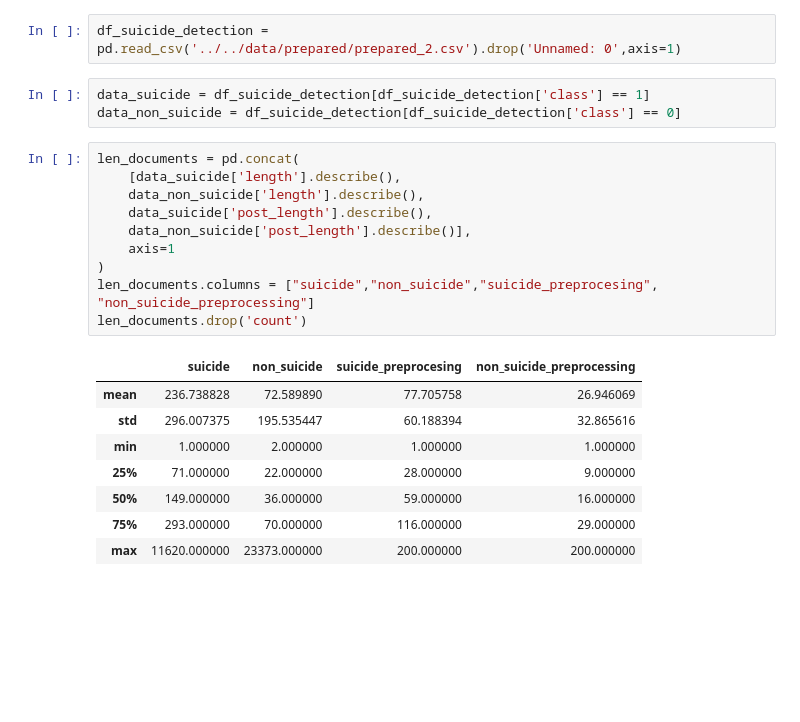
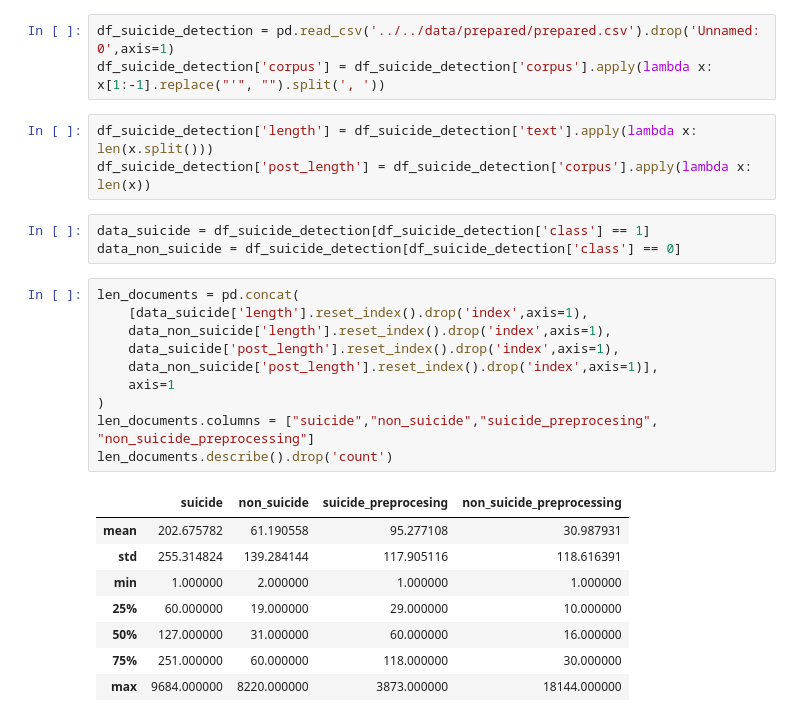
Before and after one commit to Passonei/NLP_Suicide_Detection, a Jupyter notebook: notebooks/analysis/length_analysis.ipynb, the cells around one changed output. Saved outputs shown, nothing was run; the diff lists cells and outputs as text; blank space fills up the shorter version.

```diff
--- a/notebooks/analysis/length_analysis.ipynb
+++ b/notebooks/analysis/length_analysis.ipynb
@@ -4,26 +4,30 @@ from collections import Counter
 import matplotlib.pyplot as plt
 import seaborn as sns
 # %%
-df_suicide_detection = pd.read_csv('../../data/prepared/prepared_2.csv').drop('Unnamed: 0',axis=1)
+df_suicide_detection = pd.read_csv('../../data/prepared/prepared.csv').drop('Unnamed: 0',axis=1)
+df_suicide_detection['corpus'] = df_suicide_detection['corpus'].apply(lambda x: x[1:-1].replace("'", "").split(', '))
+# %%
+df_suicide_detection['length'] = df_suicide_detection['text'].apply(lambda x: len(x.split()))
+df_suicide_detection['post_length'] = df_suicide_detection['corpus'].apply(lambda x: len(x))
 # %%
 data_suicide = df_suicide_detection[df_suicide_detection['class'] == 1]
 data_non_suicide = df_suicide_detection[df_suicide_detection['class'] == 0]
 # %%
 len_documents = pd.concat(
-    [data_suicide['length'].describe(),
-    data_non_suicide['length'].describe(),
-    data_suicide['post_length'].describe(),
-    data_non_suicide['post_length'].describe()],
+    [data_suicide['length'].reset_index().drop('index',axis=1),
+    data_non_suicide['length'].reset_index().drop('index',axis=1),
+    data_suicide['post_length'].reset_index().drop('index',axis=1),
+    data_non_suicide['post_length'].reset_index().drop('index',axis=1)],
     axis=1
 )
 len_documents.columns = ["suicide","non_suicide","suicide_preprocesing", "non_suicide_preprocessing"]
-len_documents.drop('count')
+len_documents.describe().drop('count')
 # %% [output]
 |  | suicide | non_suicide | suicide_preprocesing | non_suicide_preprocessing |
-| mean | 236.738828 | 72.589890 | 77.705758 | 26.946069 |
-| std | 296.007375 | 195.535447 | 60.188394 | 32.865616 |
+| mean | 202.675782 | 61.190558 | 95.277108 | 30.987931 |
+| std | 255.314824 | 139.284144 | 117.905116 | 118.616391 |
 | min | 1.000000 | 2.000000 | 1.000000 | 1.000000 |
-| 25% | 71.000000 | 22.000000 | 28.000000 | 9.000000 |
-| 50% | 149.000000 | 36.000000 | 59.000000 | 16.000000 |
-| 75% | 293.000000 | 70.000000 | 116.000000 | 29.000000 |
-| max | 11620.000000 | 23373.000000 | 200.000000 | 200.000000 |
+| 25% | 60.000000 | 19.000000 | 29.000000 | 10.000000 |
+| 50% | 127.000000 | 31.000000 | 60.000000 | 16.000000 |
+| 75% | 251.000000 | 60.000000 | 118.000000 | 30.000000 |
+| max | 9684.000000 | 8220.000000 | 3873.000000 | 18144.000000 |
```
Also changed, not shown: parts of 5 cells of this notebook, 12 other files.
